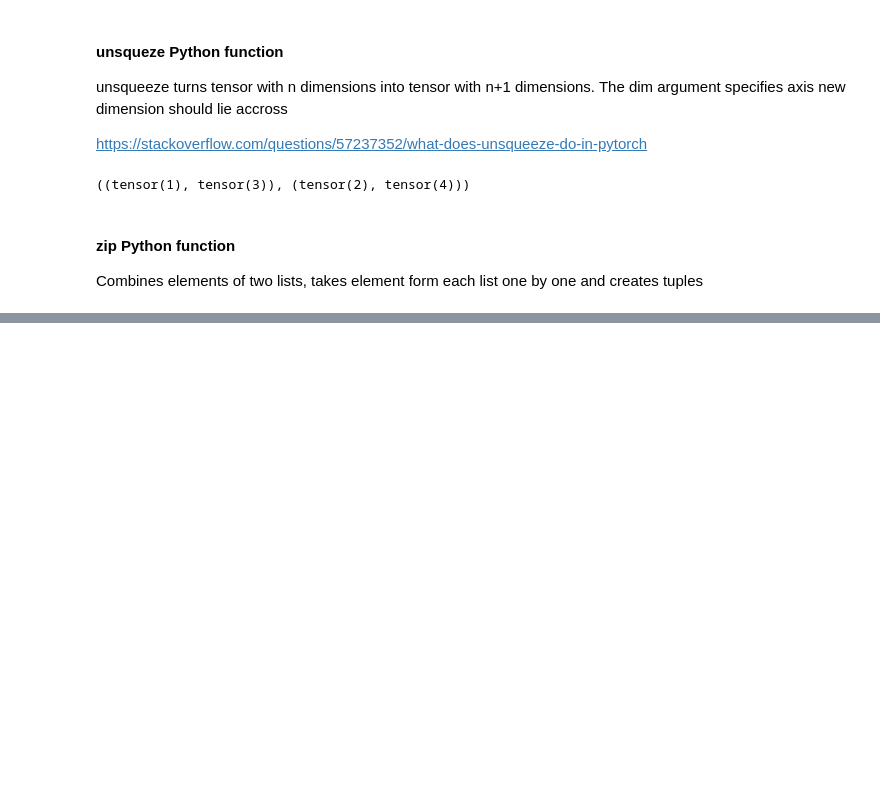
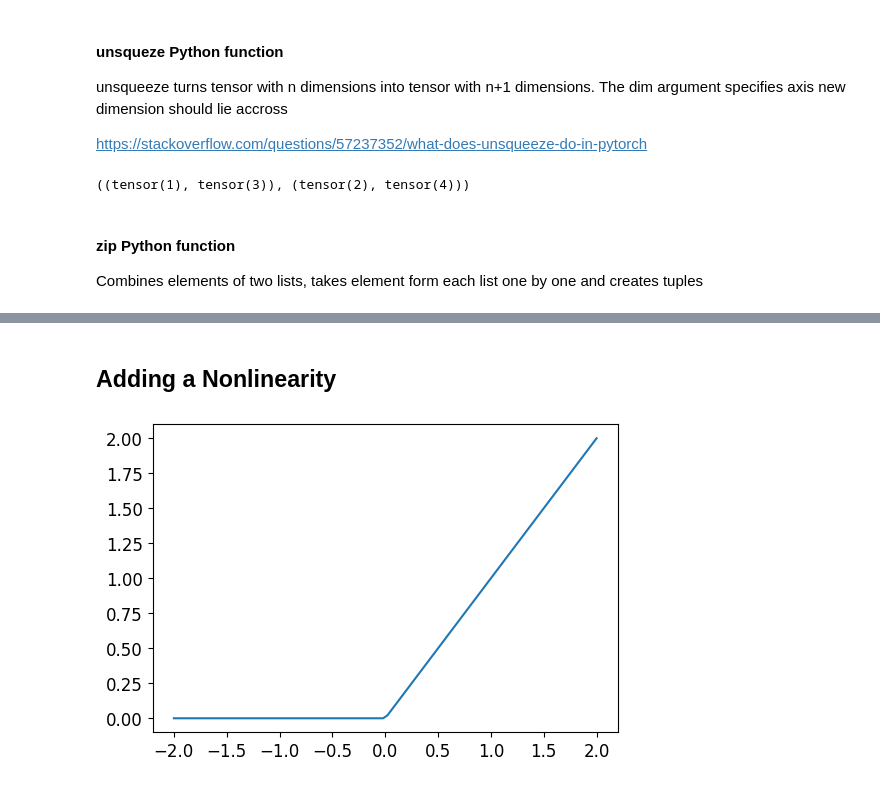
Before and after one commit to atozncoder/ai, a Jupyter notebook: BookChapter4.ipynb, the cells around one changed output, grey strips where cells are left out. Cells and saved outputs as stored; diff of their text form; code cells hidden in the pictures; blank space fills up the shorter version.

```diff
--- a/BookChapter4.ipynb
+++ b/BookChapter4.ipynb
@@ -414,0 +664,2 @@ bias = init_params(1)
+# %% [markdown]
+## Adding a Nonlinearity
@@ -414,0 +677,4 @@ bias = init_params(1)
+# %%
+plot_function(F.relu)
+# %% [output]
+[figure, added]
```
Also changed, not shown: parts of 75 cells of this notebook, 2 other files.
